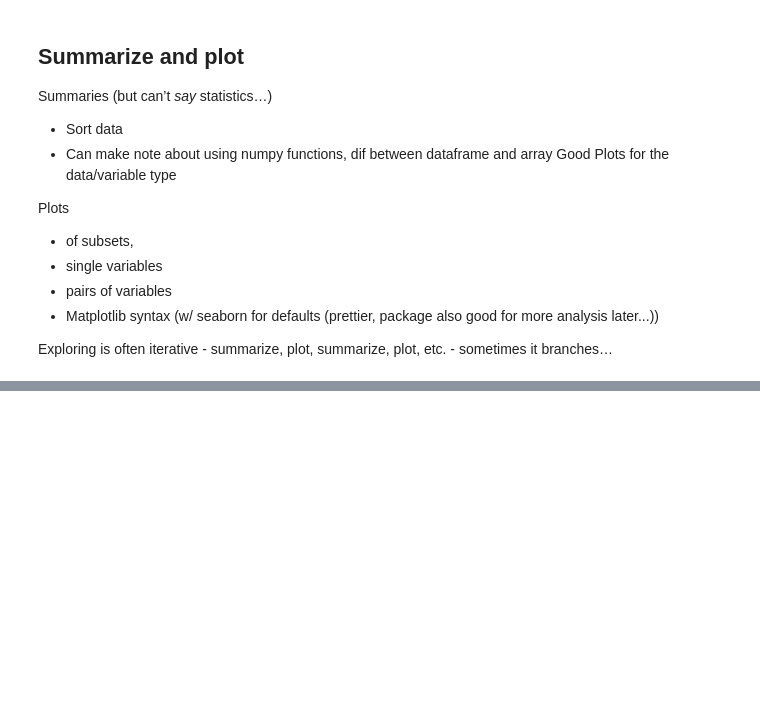
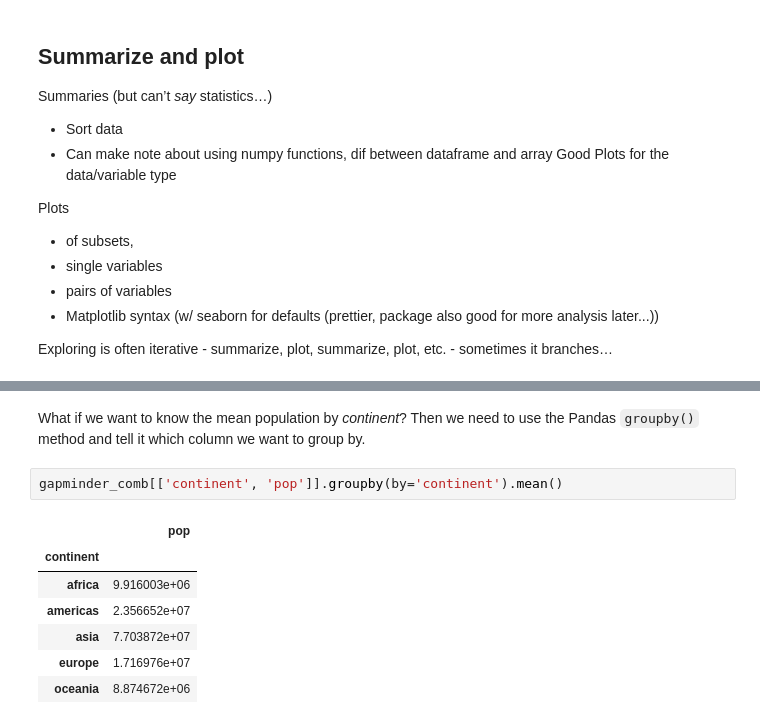
Before and after one commit to Reproducible-Science-Curriculum/data-exploration-RR-Jupyter, a Jupyter notebook: Data exploration.ipynb, the cells around one changed output, grey strips where cells are left out. Saved outputs shown, nothing was run; the diff lists cells and outputs as text; blank space fills up the shorter version.

```diff
--- a/Data exploration.ipynb
+++ b/Data exploration.ipynb
@@ -675,0 +711,12 @@ Exploring is often iterative - summarize, plot, summarize, plot, etc. - sometime
+# %% [markdown]
+What if we want to know the mean population by _continent_? Then we need to use the Pandas `groupby()` method and tell it which column we want to group by.
+# %%
+gapminder_comb[['continent', 'pop']].groupby(by='continent').mean()
+# %% [output]
+|  | pop |
+| continent |  |
+| africa | 9.916003e+06 |
+| americas | 2.356652e+07 |
+| asia | 7.703872e+07 |
+| europe | 1.716976e+07 |
+| oceania | 8.874672e+06 |
```
Also changed, not shown: parts of 37 cells of this notebook.
